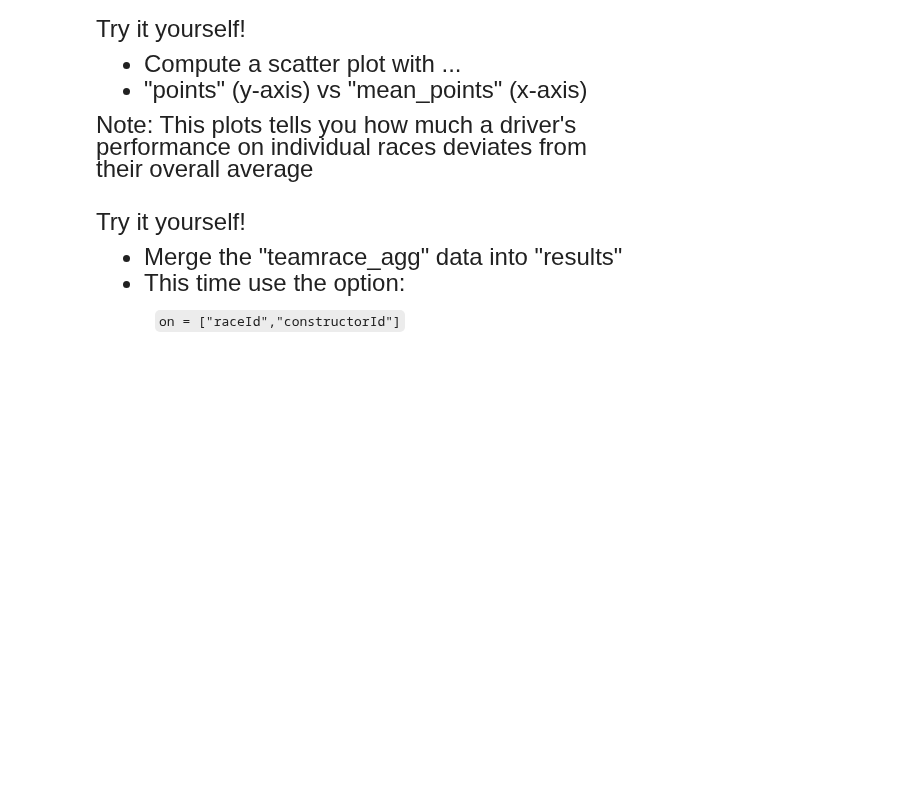
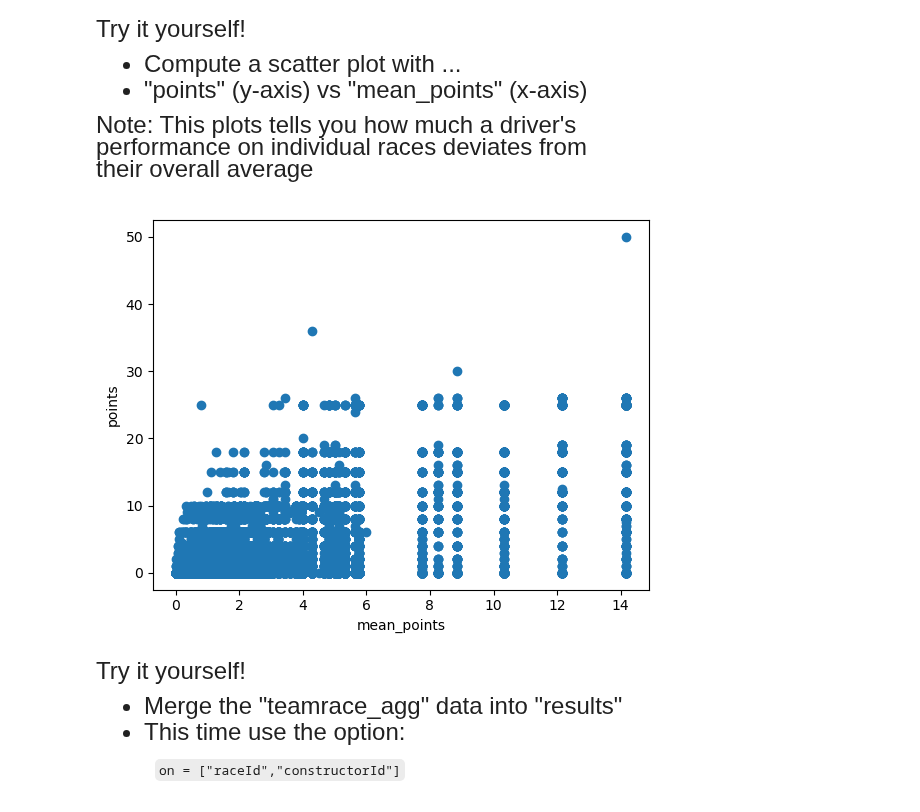
Before and after one commit to rola2005-klc/datasci530fall2026, a Jupyter notebook: Lecture 03/lecture_3b - Descriptive Statistics.ipynb, the cells around one changed output. Drawn from its saved outputs; the diff is of its cells as text; code cells hidden in the pictures; blank space fills up the shorter version.

```diff
--- a/Lecture 03/lecture_3b - Descriptive Statistics.ipynb
+++ b/Lecture 03/lecture_3b - Descriptive Statistics.ipynb
@@ -396,3 +446,12 @@ their overall average
+# %%
+# Write your own code
+
+plt.scatter(results_merge["mean_points"], results_merge["points"])
+plt.xlabel("mean_points")
+plt.ylabel("points")
+plt.show()
+# %% [output]
+[figure, added]
 # %% [markdown]
 <font size = "5">
 
```
Also changed, not shown: parts of 7 cells of this notebook, 3 other files.
